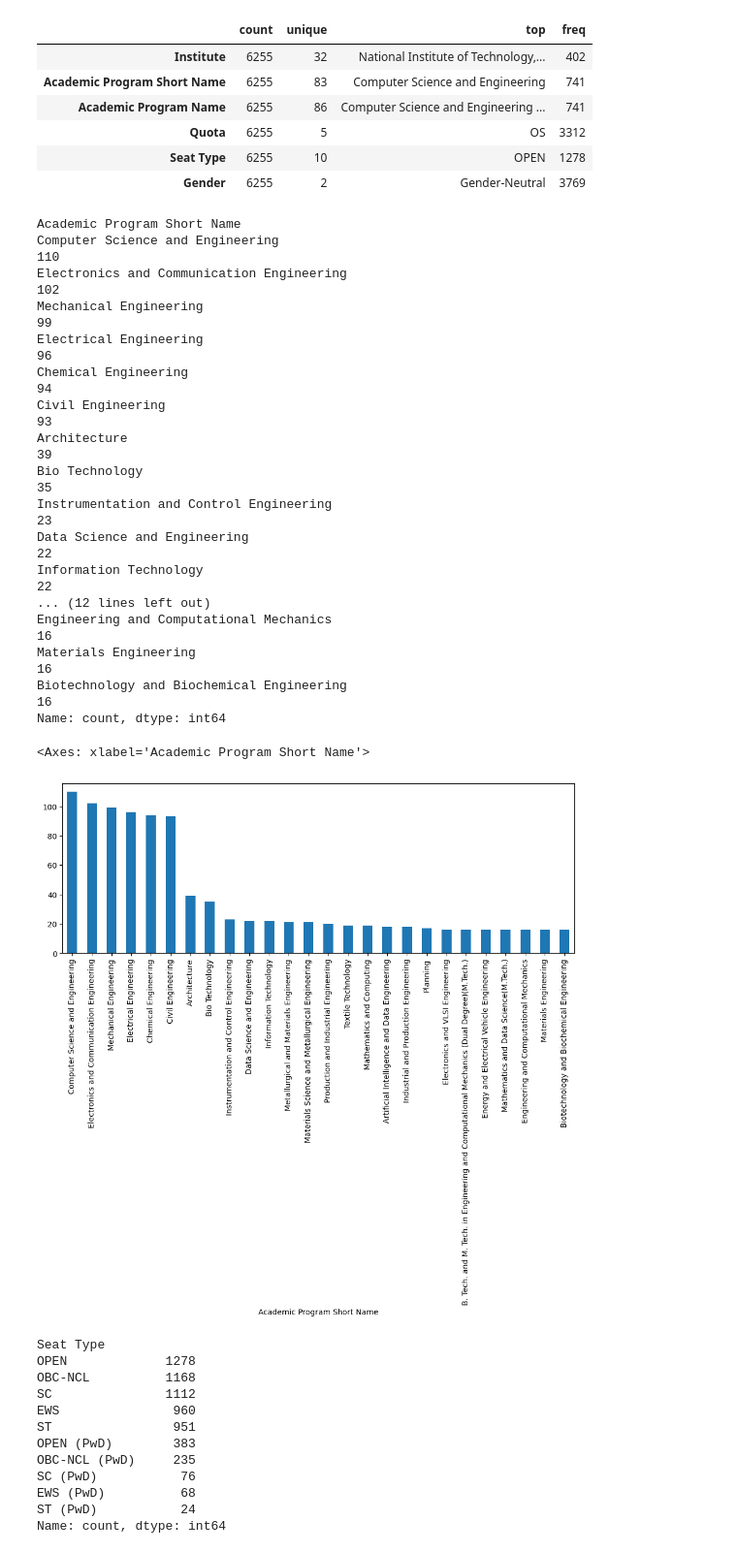
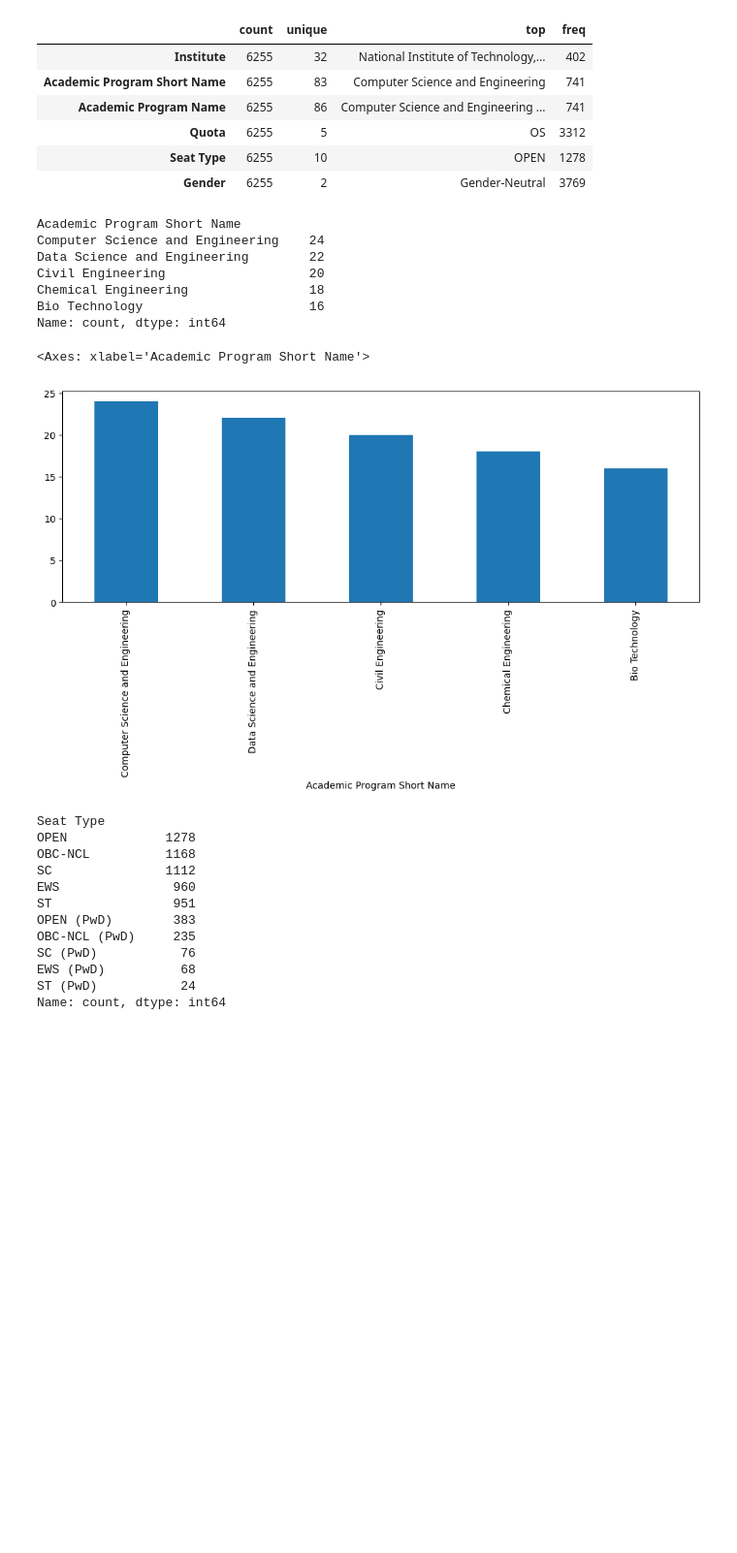
Before and after one commit to deanesh/ML-Wakad-Weekdays-5-7-pm-11th-Dec, a Jupyter notebook: JEE-Mains/Colleges-Analysis/opening-closing-ranks/NIT-Colleges-Open-Close-Ranks-EDA.ipynb, the cells around one changed output. Shown at 97% size. Drawn from its saved outputs; the diff is of its cells as text; code cells hidden in the pictures; blank space fills up the shorter version.

Commit message:
Updating Engineering College Analysis files

```diff
--- a/JEE-Mains/Colleges-Analysis/opening-closing-ranks/NIT-Colleges-Open-Close-Ranks-EDA.ipynb
+++ b/JEE-Mains/Colleges-Analysis/opening-closing-ranks/NIT-Colleges-Open-Close-Ranks-EDA.ipynb
@@ -103,28 +103,18 @@ df[cat].describe().T
 | Seat Type | 6255 | 10 | OPEN | 1278 |
 | Gender | 6255 | 2 | Gender-Neutral | 3769 |
 # %%
-print(df['Academic Program Short Name'].head(1000).value_counts())
-df['Academic Program Short Name'].head(1000).value_counts().plot(kind='bar', figsize=(12,4))
+print(df['Academic Program Short Name'].head(100).value_counts())
+df['Academic Program Short Name'].head(100).value_counts().plot(kind='bar', figsize=(12,4))
 # %% [output]
 Academic Program Short Name
-Computer Science and Engineering                                                           110
-Electronics and Communication Engineering                                                  102
-Mechanical Engineering                                                                      99
-Electrical Engineering                                                                      96
-Chemical Engineering                                                                        94
-Civil Engineering                                                                           93
-Architecture                                                                                39
-Bio Technology                                                                              35
-Instrumentation and Control Engineering                                                     23
-Data Science and Engineering                                                                22
-Information Technology                                                                      22
-... (12 lines left out)
-Engineering and Computational Mechanics                                                     16
-Materials Engineering                                                                       16
-Biotechnology and Biochemical Engineering                                                   16
+Computer Science and Engineering    24
+Data Science and Engineering        22
+Civil Engineering                   20
+Chemical Engineering                18
+Bio Technology                      16
 Name: count, dtype: int64
 <Axes: xlabel='Academic Program Short Name'>
-[figure, old version]
+[figure, new version]
 # %%
 df['Seat Type'].value_counts()
 # %% [output]
```
Also changed, not shown: parts of 4 cells of this notebook, 2 other files.
